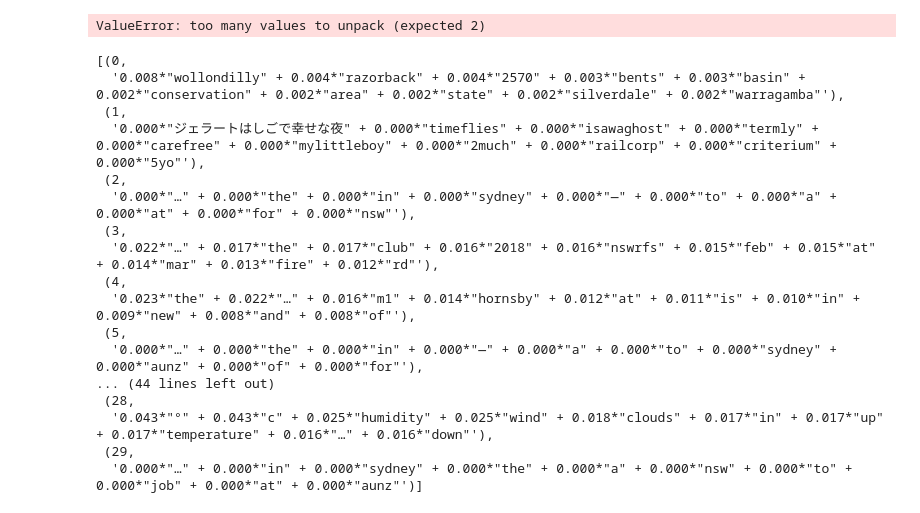
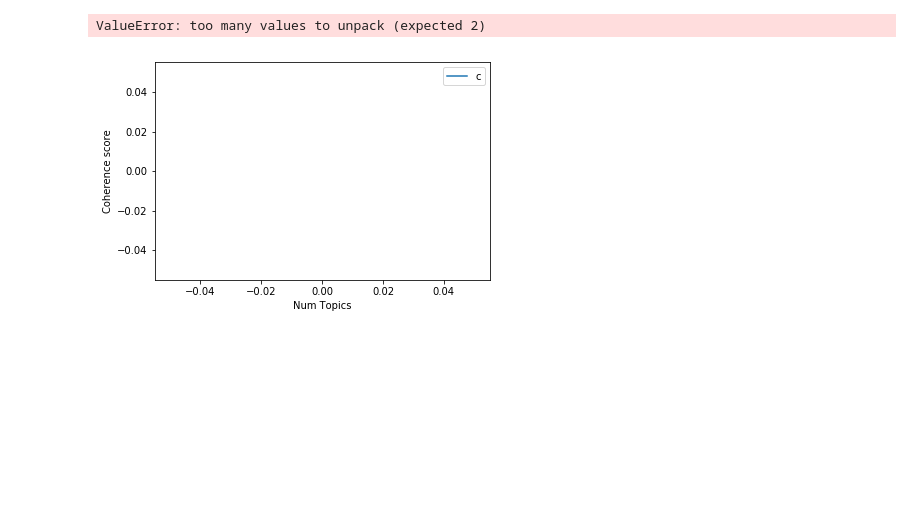
Before and after one commit to desultir/capstone, a Jupyter notebook: notebooks/tdm/lda.ipynb, the cells around one changed output. Drawn from its saved outputs; the diff is of its cells as text; code cells hidden in the pictures; blank space fills up the shorter version.

Commit message:
added coherence measurement to support lda #topics choice

```diff
--- a/notebooks/tdm/lda.ipynb
+++ b/notebooks/tdm/lda.ipynb
@@ -100,29 +100,9 @@ def run_lda(text_series):
     # Running and Trainign LDA model on the document term matrix.
     #ldamodel = Lda(doc_term_matrix, num_topics=num_topics, id2word = dictionary, passes=50)
     #return ldamodel
-    model_list, coherence_values = compute_coherence_values(dictionary=dictionary, corpus=toks, texts=doc_term_matrix, start=5, limit=35, step=10)
+    model_list, coherence_values = compute_coherence_values(dictionary=dictionary, corpus=doc_term_matrix, texts=toks, start=5, limit=36, step=10)
     return model_list, coherence_values
 # %%
 ldams, coh = run_lda(by_lga['text'])
 # %% [output]
 ValueError: too many values to unpack (expected 2)
-# %%
-ldam.print_topics(num_topics=30, num_words=10)
-# %% [output]
-[(0,
-  '0.008*"wollondilly" + 0.004*"razorback" + 0.004*"2570" + 0.003*"bents" + 0.003*"basin" + 0.002*"conservation" + 0.002*"area" + 0.002*"state" + 0.002*"silverdale" + 0.002*"warragamba"'),
- (1,
-  '0.000*"ジェラートはしごで幸せな夜" + 0.000*"timeflies" + 0.000*"isawaghost" + 0.000*"termly" + 0.000*"carefree" + 0.000*"mylittleboy" + 0.000*"2much" + 0.000*"railcorp" + 0.000*"criterium" + 0.000*"5yo"'),
- (2,
-  '0.000*"…" + 0.000*"the" + 0.000*"in" + 0.000*"sydney" + 0.000*"—" + 0.000*"to" + 0.000*"a" + 0.000*"at" + 0.000*"for" + 0.000*"nsw"'),
- (3,
-  '0.022*"…" + 0.017*"the" + 0.017*"club" + 0.016*"2018" + 0.016*"nswrfs" + 0.015*"feb" + 0.015*"at" + 0.014*"mar" + 0.013*"fire" + 0.012*"rd"'),
- (4,
-  '0.023*"the" + 0.022*"…" + 0.016*"m1" + 0.014*"hornsby" + 0.012*"at" + 0.011*"is" + 0.010*"in" + 0.009*"new" + 0.008*"and" + 0.008*"of"'),
- (5,
-  '0.000*"…" + 0.000*"the" + 0.000*"in" + 0.000*"—" + 0.000*"a" + 0.000*"to" + 0.000*"sydney" + 0.000*"aunz" + 0.000*"of" + 0.000*"for"'),
-... (44 lines left out)
- (28,
-  '0.043*"°" + 0.043*"c" + 0.025*"humidity" + 0.025*"wind" + 0.018*"clouds" + 0.017*"in" + 0.017*"up" + 0.017*"temperature" + 0.016*"…" + 0.016*"down"'),
- (29,
-  '0.000*"…" + 0.000*"in" + 0.000*"sydney" + 0.000*"the" + 0.000*"a" + 0.000*"nsw" + 0.000*"to" + 0.000*"job" + 0.000*"at" + 0.000*"aunz"')]
@@ -129,3 +119,14 @@ ldam.print_topics(num_topics=30, num_words=10)
+# %%
+%matplotlib inline
+from matplotlib import pyplot as plt
+x = range(5, 36, 10)
+plt.plot(x, coh)
+plt.xlabel("Num Topics")
+plt.ylabel("Coherence score")
+plt.legend(("coherence_values"), loc='best')
+plt.show()
+# %% [output]
+[figure, added]
 # %%
 ## reference: https://www.machinelearningplus.com/nlp/topic-modeling-gensim-python/#17howtofindtheoptimalnumberoftopicsforlda
 
```
Also changed, not shown: parts of 2 cells of this notebook.
